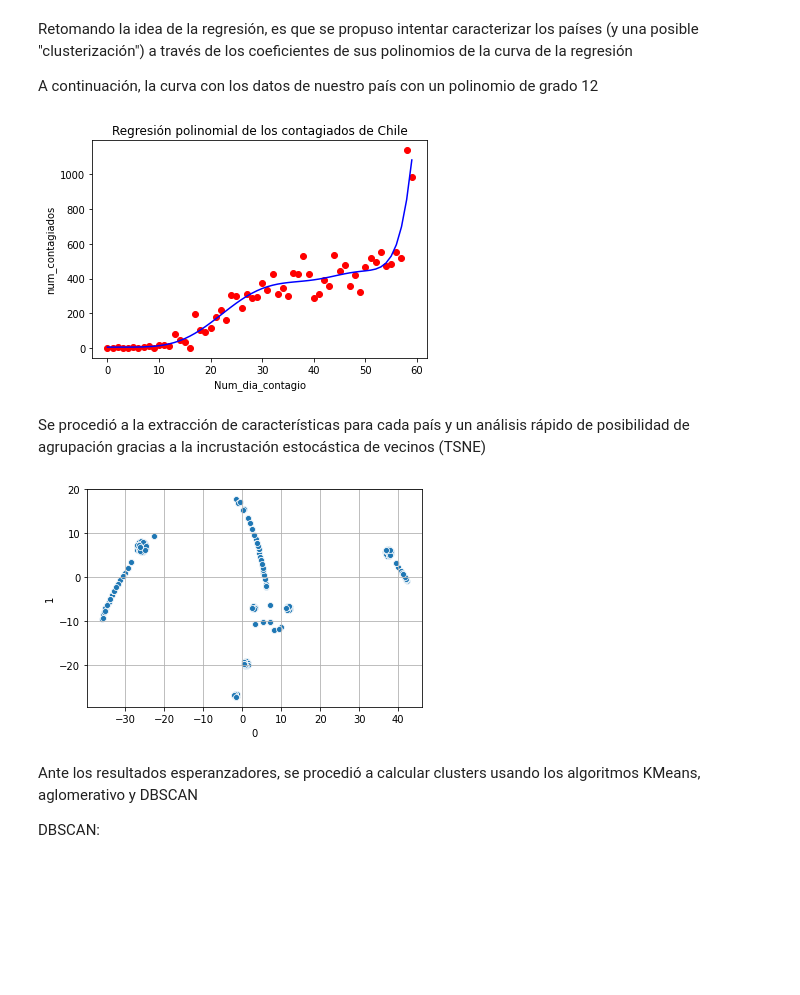
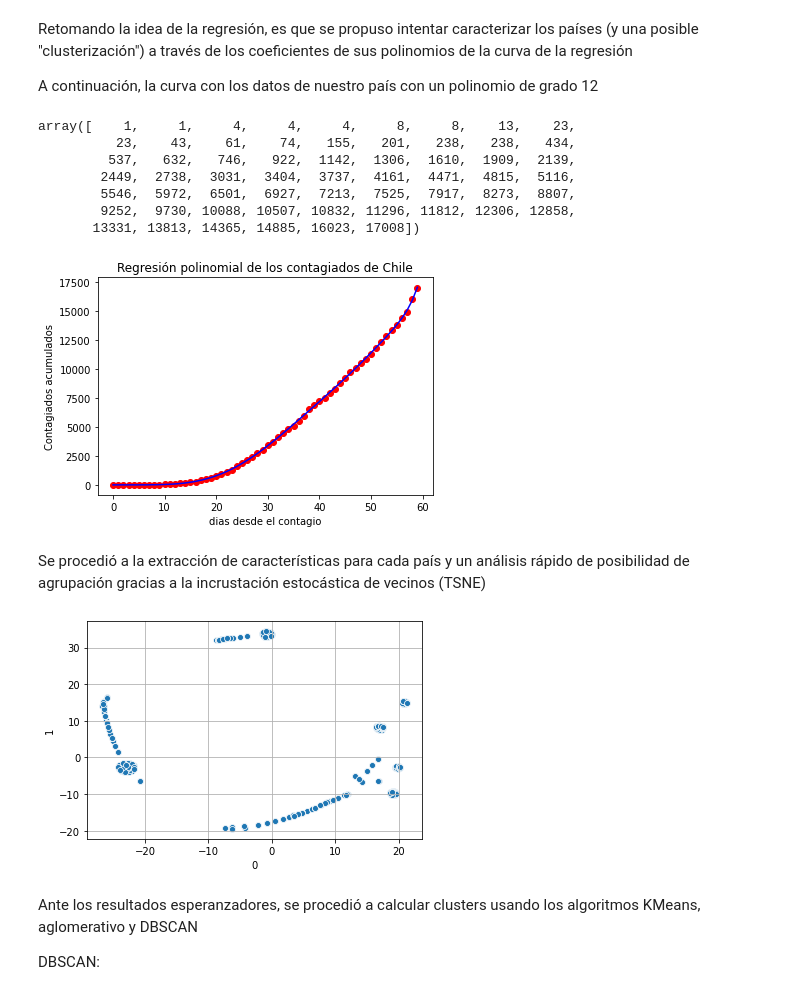
Before and after one commit to joseespinadote/proyecto_intro_mineria, a Jupyter notebook: miner-a-de-coronavirus.ipynb, the cells around one changed output. Cells and saved outputs as stored; diff of their text form; code cells hidden in the pictures; blank space fills up the shorter version.

```diff
--- a/miner-a-de-coronavirus.ipynb
+++ b/miner-a-de-coronavirus.ipynb
@@ -723,12 +723,22 @@ sns.heatmap(corrmat, square=True);
 Retomando la idea de la regresión, es que se propuso intentar caracterizar los países (y una posible "clusterización") a través de los coeficientes de sus polinomios de la curva de la regresión
 
 A continuación, la curva con los datos de nuestro país con un polinomio de grado 12
+# %%
+dset_pais['acc_confirmados'].values
+# %% [output]
+array([    1,     1,     4,     4,     4,     8,     8,    13,    23,
+          23,    43,    61,    74,   155,   201,   238,   238,   434,
+         537,   632,   746,   922,  1142,  1306,  1610,  1909,  2139,
+        2449,  2738,  3031,  3404,  3737,  4161,  4471,  4815,  5116,
+        5546,  5972,  6501,  6927,  7213,  7525,  7917,  8273,  8807,
+        9252,  9730, 10088, 10507, 10832, 11296, 11812, 12306, 12858,
+       13331, 13813, 14365, 14885, 16023, 17008])
 # %%
 selected_pais = "Chile"
 dset_pais = dset_base[dset_base["pais"]==selected_pais]
 X = dset_pais.iloc[:,0:1].values
-y = dset_pais.iloc[:,3].values
-X_train, X_test, y_train, y_test = train_test_split(X, y, test_size=0.2, random_state=0)
+y = dset_pais['acc_confirmados'].values
+# X_train, X_test, y_train, y_test = train_test_split(X, y, test_size=0.2, random_state=0)
 from sklearn.linear_model import LinearRegression
 from sklearn.preprocessing import PolynomialFeatures
 poly_reg = PolynomialFeatures(degree=12)
@@ -741,39 +751,40 @@ def viz_polymonial():
     plt.scatter(X, y, color='red')
     plt.plot(X, pol_reg.predict(poly_reg.fit_transform(X)), color='blue')
     plt.title('Regresión polinomial de los contagiados de Chile')
-    plt.xlabel('Num_dia_contagio')
-    plt.ylabel('num_contagiados')
+    plt.xlabel('dias desde el contagio')
+    plt.ylabel('Contagiados acumulados')
+    plt.savefig('figures/chile_polinomial_reg.png')
     plt.show()
     return
 viz_polymonial()
 # %% [output]
-[figure, old version]
+[figure, new version]
 # %% [markdown]
 Se procedió a la extracción de características para cada país y un análisis rápido de posibilidad de agrupación gracias a la incrustación estocástica de vecinos (TSNE)
 # %%
 from sklearn.preprocessing import PolynomialFeatures
 
 degree = 6
 def ajuste_polinomial(X, y):
     """
     X es el dia que ha transcurrido desde el primer contagio
     y es el numero de contagiados, fallecidos y/o recuperados
     """
     poly_reg = PolynomialFeatures(degree=degree)
     X_poly = poly_reg.fit_transform(X)
     features = pd.Series(poly_reg.transform(X)[-1])
     # print(features)
     return features
-
-features_df = dset_base.groupby(['region', 'pais']).apply(lambda x: ajuste_polinomial(x.iloc[:,0:1].values, x['num_confirmados'].values)).reset_index()
+column_to_fit = 'acc_confirmados'
+features_df = dset_base.groupby(['region', 'pais']).apply(lambda x: ajuste_polinomial(x.iloc[:,0:1].values, x[column_to_fit].values)).reset_index()
 from sklearn.manifold import TSNE
 features = features_df.select_dtypes('float64')
 X_embedded = TSNE(n_components=2).fit_transform(features)
 X_embedded = pd.DataFrame(X_embedded)
 ax_tsne = sns.scatterplot(x=0, y=1, data = pd.DataFrame(X_embedded))
 ax_tsne.grid(True)
 # %% [output]
-[figure, old version]
+[figure, new version]
 # %% [markdown]
 Ante los resultados esperanzadores, se procedió a calcular clusters usando los algoritmos KMeans, aglomerativo y DBSCAN
 
```
Also changed, not shown: parts of 9 cells of this notebook.
